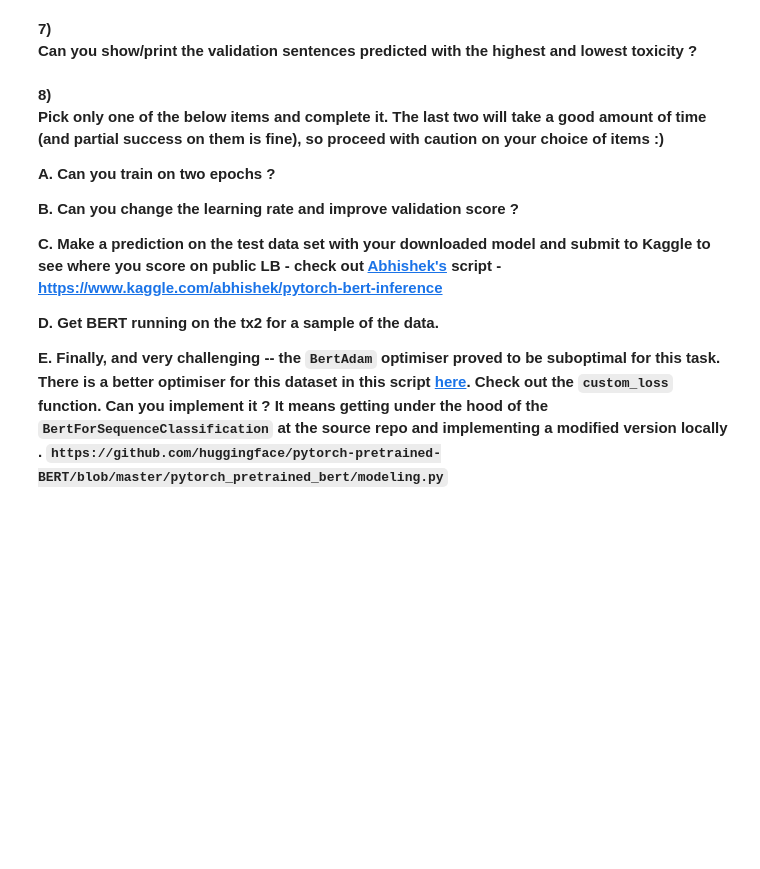
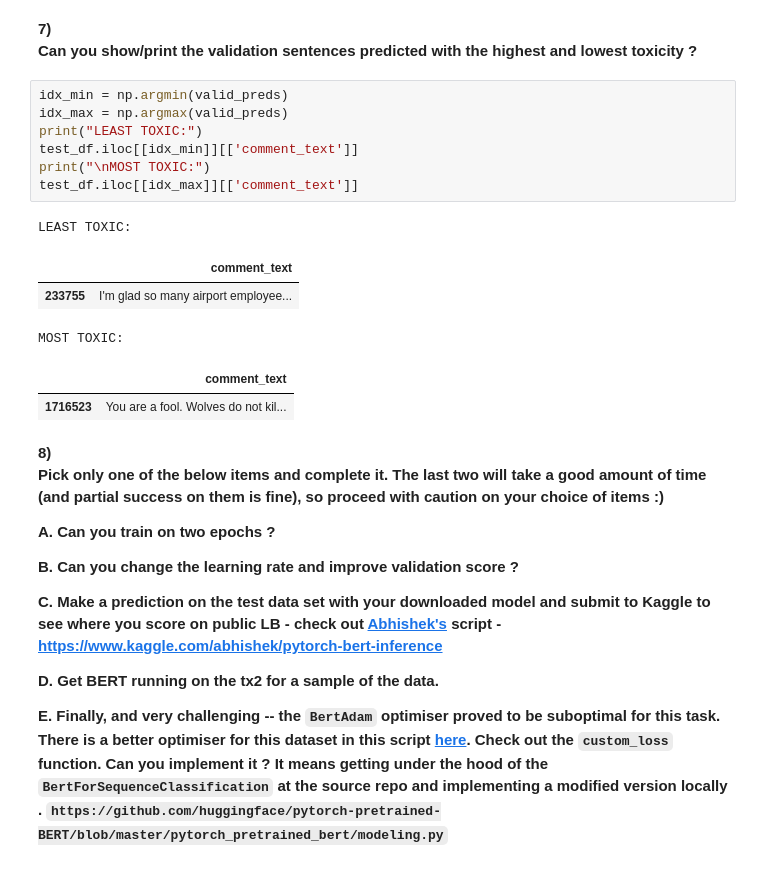
Before and after one commit to Stanley-Ye/2019-Fall-W251, a Jupyter notebook: week06/hw/Submission/BERT_classifying_toxicity_p100_epochs2.ipynb, the cells around one changed output. Saved outputs shown, nothing was run; the diff lists cells and outputs as text; blank space fills up the shorter version.

```diff
--- a/week06/hw/Submission/BERT_classifying_toxicity_p100_epochs2.ipynb
+++ b/week06/hw/Submission/BERT_classifying_toxicity_p100_epochs2.ipynb
@@ -280,6 +341,20 @@ print('AUC score : {:.5f}'.format(roc_auc_score(y_val, valid_preds)))
 # %% [markdown]
 **7)**
 **Can you show/print the validation sentences predicted with the highest and lowest toxicity ?**
+# %%
+idx_min = np.argmin(valid_preds)
+idx_max = np.argmax(valid_preds)
+print("LEAST TOXIC:")
+test_df.iloc[[idx_min]][['comment_text']]
+print("\nMOST TOXIC:")
+test_df.iloc[[idx_max]][['comment_text']]
+# %% [output]
+LEAST TOXIC:
+|  | comment_text |
+| 233755 | I'm glad so many airport employee... |
+MOST TOXIC:
+|  | comment_text |
+| 1716523 | You are a fool. Wolves do not kil... |
 # %% [markdown]
 **8)**
 **Pick only one of the below items and complete it. The last two will take a good amount of time (and partial success on them is fine), so proceed with caution on your choice of items :)**
```
Also changed, not shown: parts of 10 cells of this notebook.
